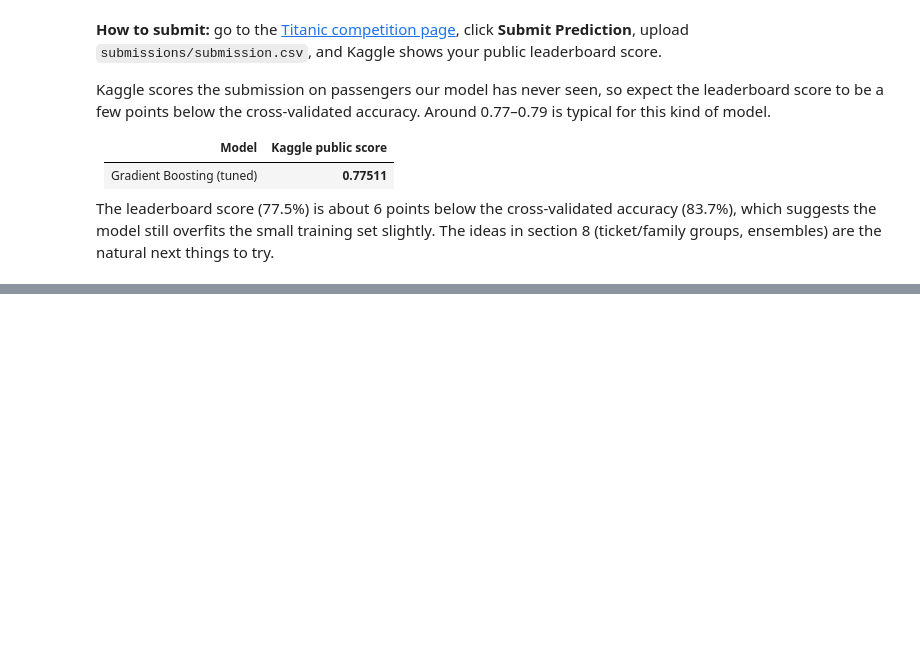
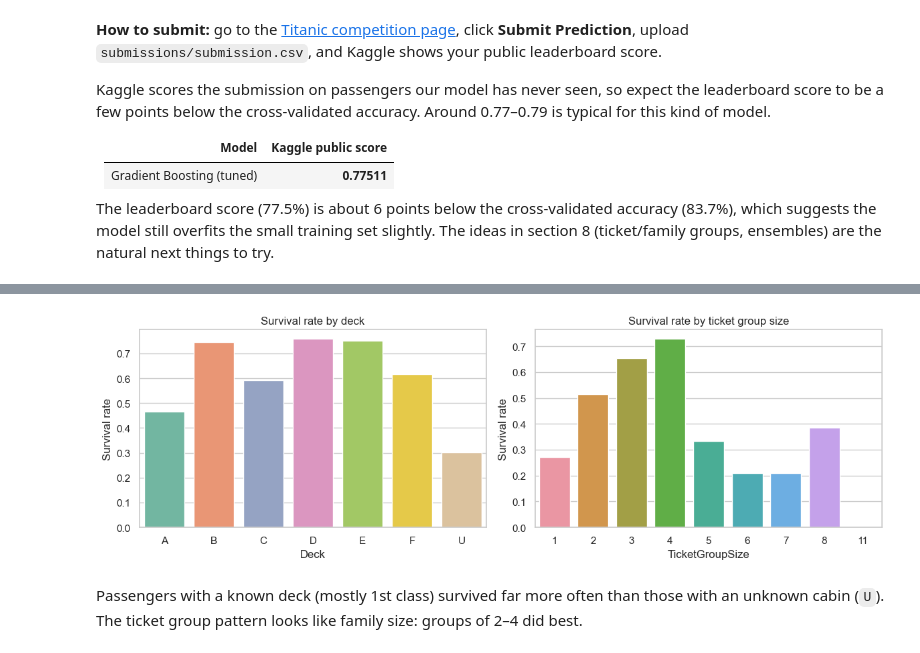
Before and after one commit to OlgaKoleda/titanic-survival-analysis, a Jupyter notebook: notebooks/titanic_analysis.ipynb, the cells around one changed output, grey strips where cells are left out. Cells and saved outputs as stored; diff of their text form; code cells hidden in the pictures; blank space fills up the shorter version.

Commit message:
Add group survival, deck and ticket features, voting ensemble and v2 submission
Co-Authored-By: Claude Opus 5.5 <noreply@anthropic.com>

```diff
--- a/notebooks/titanic_analysis.ipynb
+++ b/notebooks/titanic_analysis.ipynb
@@ -531,0 +549,20 @@ The leaderboard score (77.5%) is about 6 points below the cross‑validated accu
+# %%
+full = pd.concat([df, test_raw], ignore_index=True)
+n_train = len(df)
+
+# Same cleaning as before (statistics from training data only)
+full["Title"] = full["Name"].str.extract(r",\s*([^\.]+)\.")
+full["Title"] = full["Title"].replace({"Mlle": "Miss", "Ms": "Miss", "Mme": "Mrs"})
+full.loc[~full["Title"].isin(common_titles), "Title"] = "Rare"
+full["Age"] = full["Age"].fillna(full["Title"].map(title_age_median))
+full["Fare"] = full["Fare"].fillna(full["Pclass"].map(class_fare_median))
+full["Embarked"] = full["Embarked"].fillna(embarked_mode)
+full["HasCabin"] = full["Cabin"].notna().astype(int)
+full["FamilySize"] = full["SibSp"] + full["Parch"] + 1
+
+# New features
+full["Deck"] = full["Cabin"].str[0].fillna("U").replace({"G": "U", "T": "U"})
+full["TicketGroupSize"] = full.groupby("Ticket")["Ticket"].transform("size")
+full["FarePerPerson"] = full["Fare"] / full["TicketGroupSize"]
+
+full[["Name", "Cabin", "Deck", "Ticket", "TicketGroupSize", "Fare", "FarePerPerson"]].head()
@@ -531,0 +576,16 @@ The leaderboard score (77.5%) is about 6 points below the cross‑validated accu
+# %%
+train_full = full.iloc[:n_train]
+
+fig, axes = plt.subplots(1, 2, figsize=(12, 4))
+sns.barplot(data=train_full, x="Deck", y="Survived", order=sorted(train_full["Deck"].unique()),
+            ax=axes[0], errorbar=None)
+axes[0].set(title="Survival rate by deck", ylabel="Survival rate")
+sns.barplot(data=train_full, x="TicketGroupSize", y="Survived", ax=axes[1], errorbar=None)
+axes[1].set(title="Survival rate by ticket group size", ylabel="Survival rate")
+plt.tight_layout()
+plt.show()
+# %% [output]
+[figure, added]
+# %% [markdown]
+Passengers with a known deck (mostly 1st class) survived far more often than those with an unknown cabin (`U`).
+The ticket group pattern looks like family size: groups of 2–4 did best.
```
Also changed, not shown: parts of 18 cells of this notebook, 3 other files.
